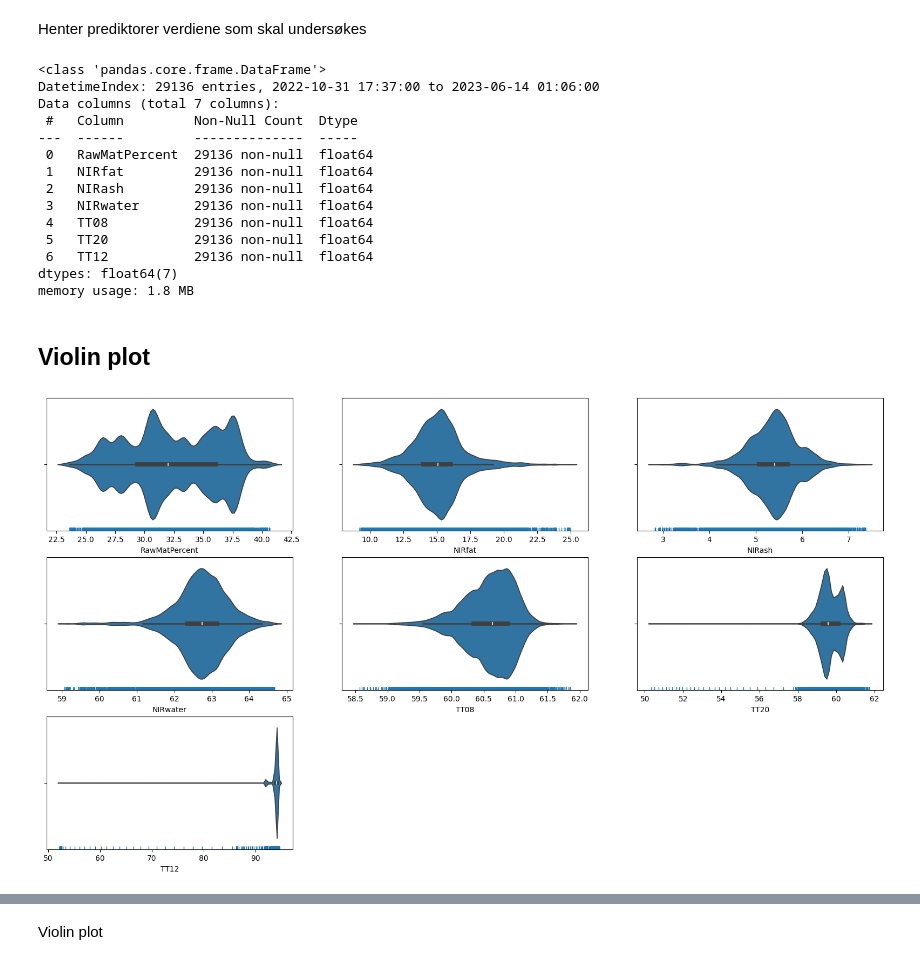
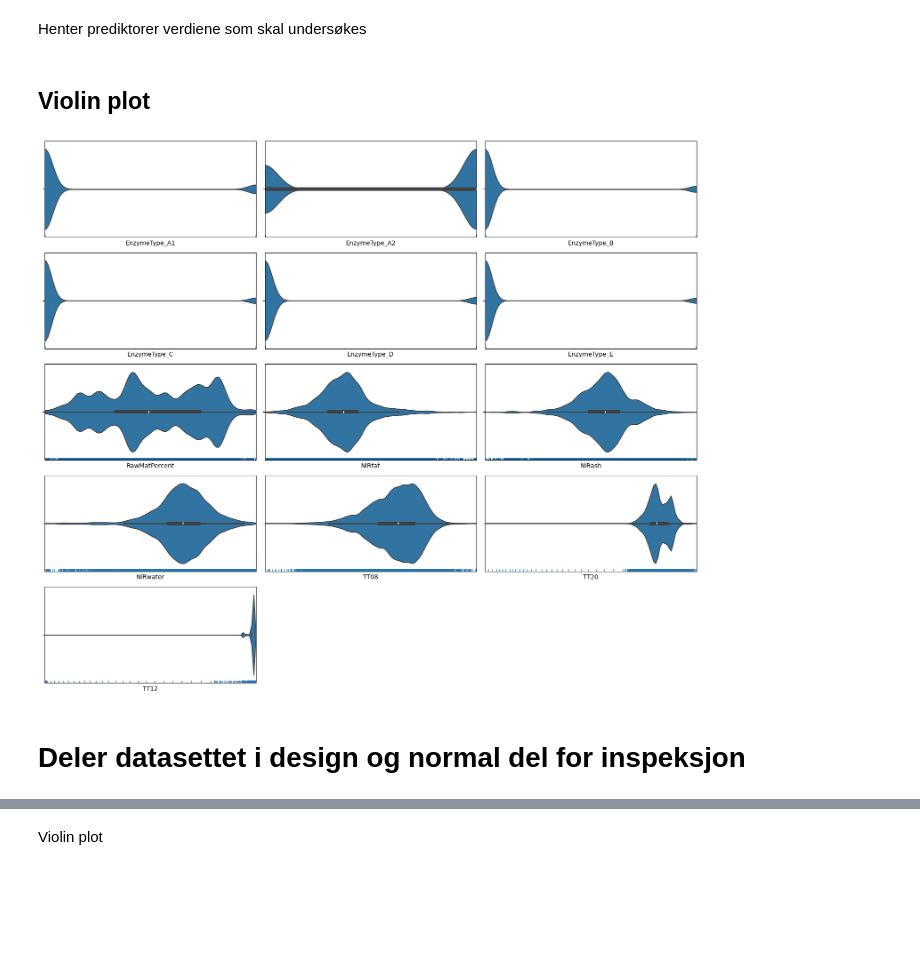
Before and after one commit to PreyPython123/Master-V24-Semiveiledet-Regresjon, a Jupyter notebook: Bioco_Databehandling_av_ekstremverdier.ipynb, the cells around one changed output, grey strips where cells are left out. Saved outputs shown, nothing was run; the diff lists cells and outputs as text; code cells hidden in the pictures; blank space fills up the shorter version.

```diff
--- a/Bioco_Databehandling_av_ekstremverdier.ipynb
+++ b/Bioco_Databehandling_av_ekstremverdier.ipynb
@@ -57,0 +71,28 @@ Mounted at /content/drive
+# %%
+def plot_violin_grid(data, min_max_dict=None, fig_size=(15, 20)):
+
+    fig = plt.figure(figsize=fig_size)
+    antall_kolonnner = len(data.columns)
+    rute_nett = fig.add_gridspec(8, 3)
+
+    n = 0
+    for nummer, indeks in zip(range(antall_kolonnner), data):
+        if nummer % 3 == 0:
+            n += 1
+            i = 0
+        ax = fig.add_subplot(rute_nett[n, i])
+        sns.violinplot(x=indeks, data=data)
+        sns.rugplot(x=data[indeks])
+
+        # Bruker min_max_dict for x-akse grenser
+
+        if (min_max_dict is not None) and (indeks in min_max_dict):
+            min_val, max_val = min_max_dict[indeks]
+            ax.set_xlim(min_val, max_val)
+
+        ax.set_xticks([])
+        ax.set_xlabel(indeks)
+        i += 1
+
+    plt.tight_layout()
+    plt.show()
@@ -83,43 +360,22 @@ memory usage: 4.0 MB
 Henter prediktorer verdiene som skal undersøkes
 # %%
 # Utelukker data fra kategoriske variabler for inspeksjon
-prediktor_data = behandlet_data.iloc[:, 6:-4]
+prediktor_data = behandlet_data.iloc[:, :-4]
 
 # Henter ut kun verdier for undersøkelse
 X = prediktor_data.values
 
-# Informasjon om data som skal undersøkes
-prediktor_data.info()
+# lager en dictionary med min og maks verdier for variabel
+# for å definere fast skala ved visualiseringer
+min_max_dict = {}
+for col in prediktor_data.columns:
+  min_max_dict[col] = [prediktor_data[col].min(), prediktor_data[col].max()]
-# %% [output]
-<class 'pandas.core.frame.DataFrame'>
-DatetimeIndex: 29136 entries, 2022-10-31 17:37:00 to 2023-06-14 01:06:00
-Data columns (total 7 columns):
- #   Column         Non-Null Count  Dtype
----  ------         --------------  -----
- 0   RawMatPercent  29136 non-null  float64
- 1   NIRfat         29136 non-null  float64
- 2   NIRash         29136 non-null  float64
- 3   NIRwater       29136 non-null  float64
- 4   TT08           29136 non-null  float64
- 5   TT20           29136 non-null  float64
- 6   TT12           29136 non-null  float64
-dtypes: float64(7)
-memory usage: 1.8 MB
 # %% [markdown]
 ## Violin plot
-# %%
-fig = plt.figure(figsize=(20,30))
-antall_kolonnner = len(prediktor_data.columns)
-rute_nett = fig.add_gridspec(8,3)
-
-n = 0
-for nummer, indeks in zip(range(antall_kolonnner), prediktor_data):
-  if nummer % 3 == 0:
-    n += 1
-    i = 0
-  ax = fig.add_subplot(rute_nett[n,i])
-  sns.violinplot(x=indeks, data = prediktor_data)
-  sns.rugplot(x=prediktor_data[indeks])
-  i += 1
-# %% [output]
-[figure, removed]
+# %%
+# Violin plot av data for behandling og inspeksjon
+plot_violin_grid(prediktor_data, min_max_dict, fig_size=(15, 20))
+# %% [output]
+[figure, added]
+# %% [markdown]
+# Deler datasettet i design og normal del for inspeksjon
```
Also changed, not shown: parts of 111 cells of this notebook.
